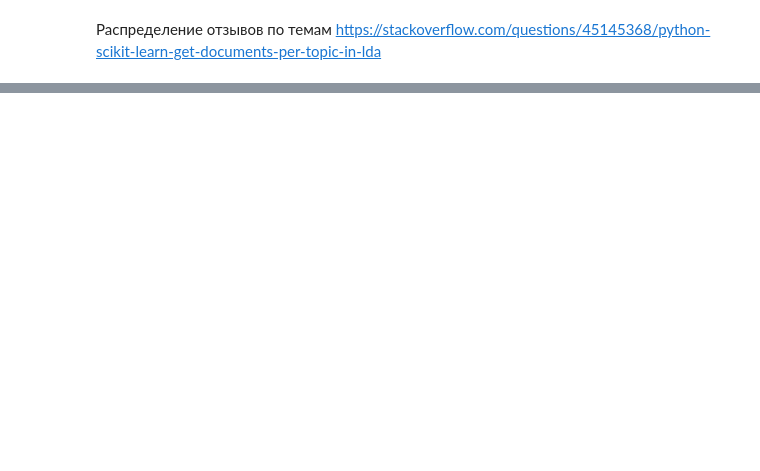
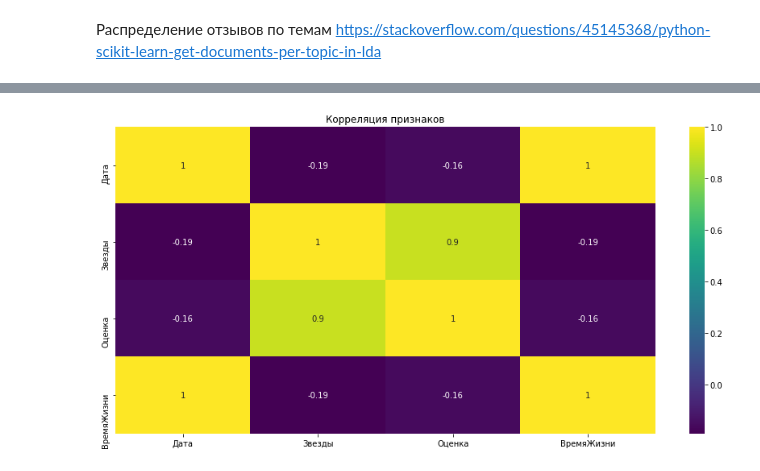
Before and after one commit to Svet-Bug/Projects, a Jupyter notebook: Копия_блокнота_"ProjectClassif_ipynb".ipynb, the cells around one changed output, grey strips where cells are left out. Cells and saved outputs as stored; diff of their text form; code cells hidden in the pictures; blank space fills up the shorter version.

```diff
--- a/Копия_блокнота_"ProjectClassif_ipynb".ipynb
+++ b/Копия_блокнота_"ProjectClassif_ipynb".ipynb
@@ -785,0 +787,11 @@ for n in range(doc_topic.shape[0]):
+# %%
+Data = pd.read_excel('https://github.com/Svet-Bug/Projects/blob/main/Source_1.xlsx?raw=true')#прочитали файл Excel,
+# по умолчанию Pandas задает свою колоку с индексами, поэтому указала в качестве индексной колонки "п\п"
+Data.head(20)
+
+Data_1 = Data.drop(['индекс'],axis=1)
+Data_1 = Data_1.drop(['Отзыв'],axis=1)
+Data_1 = Data_1.drop(['Имя'],axis=1)
+Data_1["Оценка"]=Data_1["Оценка"].map({"GOOD":1,"BAD":0})
+
+display(Data_1)
@@ -785,0 +812,3 @@ for n in range(doc_topic.shape[0]):
+# %%
+b=Data_1.corr()
+display(b)
@@ -785,0 +823,8 @@ for n in range(doc_topic.shape[0]):
+# %%
+fig, ax = plt.subplots(figsize=(15,7))
+
+sns.heatmap(data=b, annot=True, xticklabels=True, yticklabels=True, cmap= "viridis")
+plt.title("Корреляция признаков") # подпись графика
+plt.show()
+# %% [output]
+[figure, added]
```
Also changed, not shown: parts of 10 cells of this notebook.
